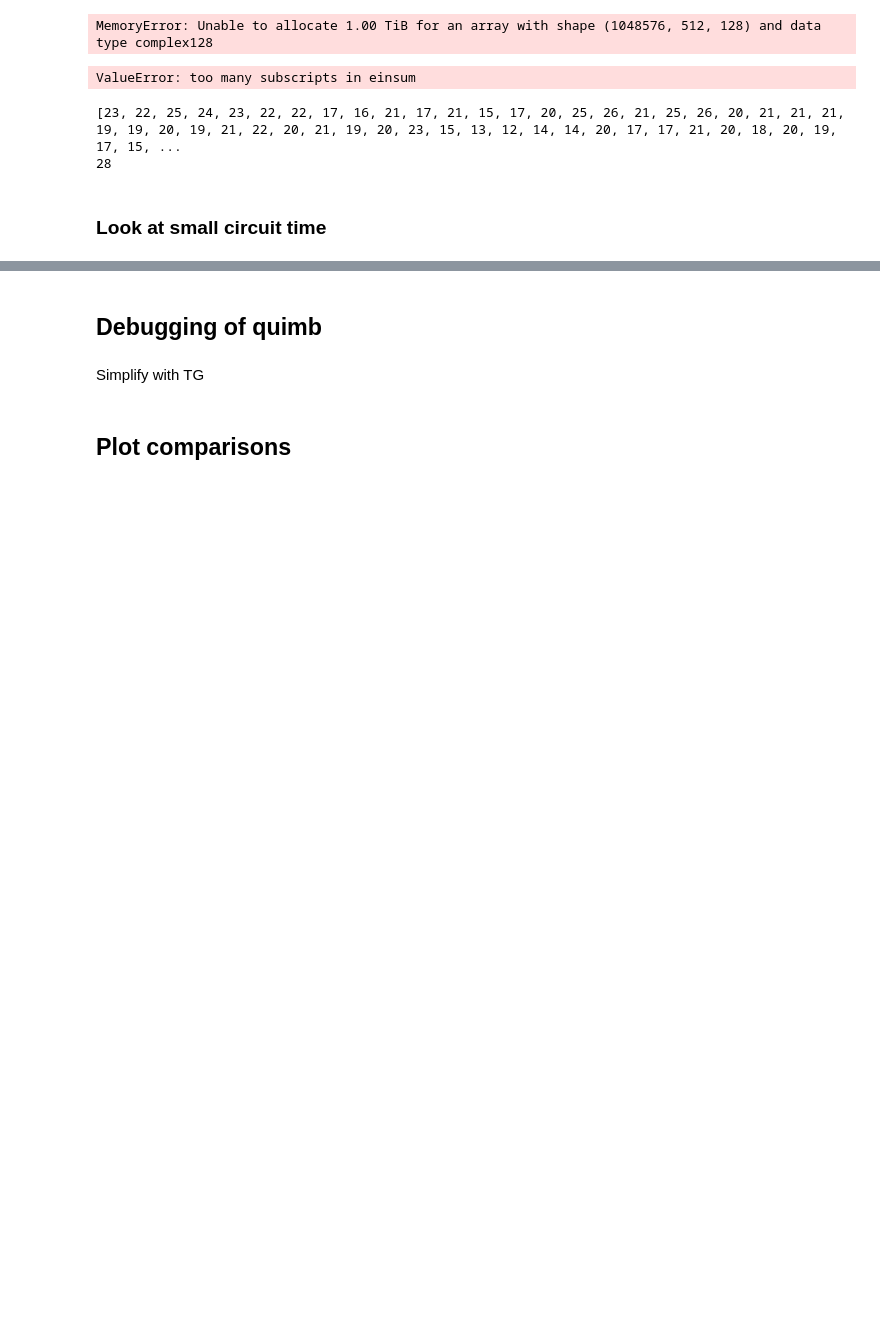
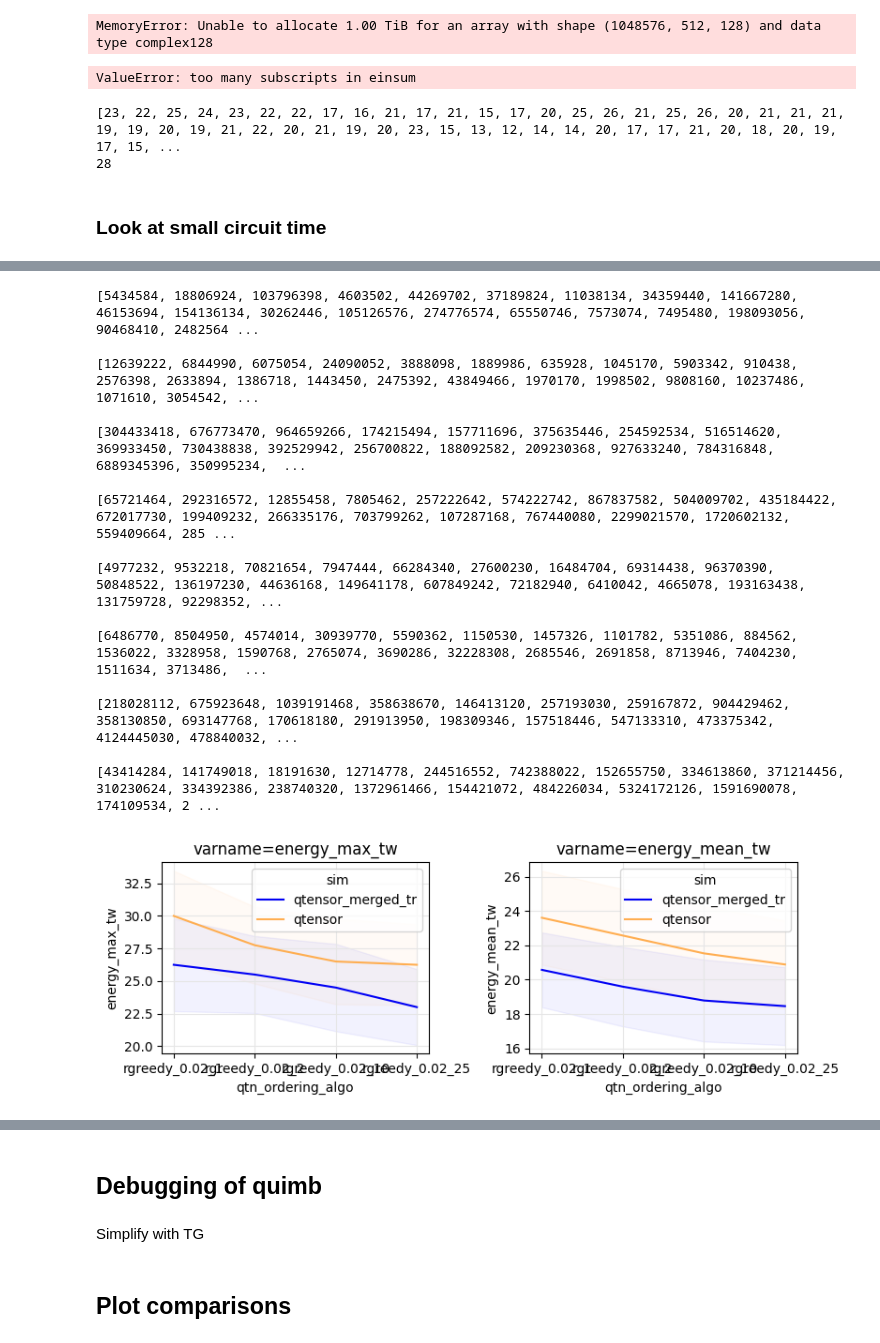
Before and after one commit to danlkv/QTensor, a Jupyter notebook: analysis/spec/notebooks/Speed_comparison.ipynb, the cells around one changed output, grey strips where cells are left out. Cells and saved outputs as stored; diff of their text form; code cells hidden in the pictures; blank space fills up the shorter version.

```diff
--- a/analysis/spec/notebooks/Speed_comparison.ipynb
+++ b/analysis/spec/notebooks/Speed_comparison.ipynb
@@ -477,0 +679,25 @@ fig = ex.plot_variables(('energy_time', 'energy_flops'),
+# %%
+fig = ex.plot_variables(('energy_max_tw', 'energy_mean_tw')
+                  , distribution_var='seed'
+                  , sim=['qtensor_merged_tr', 'qtensor']
+                  , qtn_ordering_algo=[f'rgreedy_0.02_{x}' for x in[1, 2, 10, 25]]
+                  , qaoa_preset=['p4_n26']
+                  , seed=range(25, 29)
+                 )
+# %% [output]
+[5434584, 18806924, 103796398, 4603502, 44269702, 37189824, 11038134, 34359440, 141667280, 46153694, 154136134, 30262446, 105126576, 274776574, 65550746, 7573074, 7495480, 198093056, 90468410, 2482564 ...
+
+[12639222, 6844990, 6075054, 24090052, 3888098, 1889986, 635928, 1045170, 5903342, 910438, 2576398, 2633894, 1386718, 1443450, 2475392, 43849466, 1970170, 1998502, 9808160, 10237486, 1071610, 3054542, ...
+
+[304433418, 676773470, 964659266, 174215494, 157711696, 375635446, 254592534, 516514620, 369933450, 730438838, 392529942, 256700822, 188092582, 209230368, 927633240, 784316848, 6889345396, 350995234,  ...
+
+[65721464, 292316572, 12855458, 7805462, 257222642, 574222742, 867837582, 504009702, 435184422, 672017730, 199409232, 266335176, 703799262, 107287168, 767440080, 2299021570, 1720602132, 559409664, 285 ...
+
+[4977232, 9532218, 70821654, 7947444, 66284340, 27600230, 16484704, 69314438, 96370390, 50848522, 136197230, 44636168, 149641178, 607849242, 72182940, 6410042, 4665078, 193163438, 131759728, 92298352, ...
+
+[6486770, 8504950, 4574014, 30939770, 5590362, 1150530, 1457326, 1101782, 5351086, 884562, 1536022, 3328958, 1590768, 2765074, 3690286, 32228308, 2685546, 2691858, 8713946, 7404230, 1511634, 3713486,  ...
+
+[218028112, 675923648, 1039191468, 358638670, 146413120, 257193030, 259167872, 904429462, 358130850, 693147768, 170618180, 291913950, 198309346, 157518446, 547133310, 473375342, 4124445030, 478840032, ...
+
+[43414284, 141749018, 18191630, 12714778, 244516552, 742388022, 152655750, 334613860, 371214456, 310230624, 334392386, 238740320, 1372961466, 154421072, 484226034, 5324172126, 1591690078, 174109534, 2 ...
+[figure, added]
```
Also changed, not shown: parts of 49 cells of this notebook, 9 other files.
